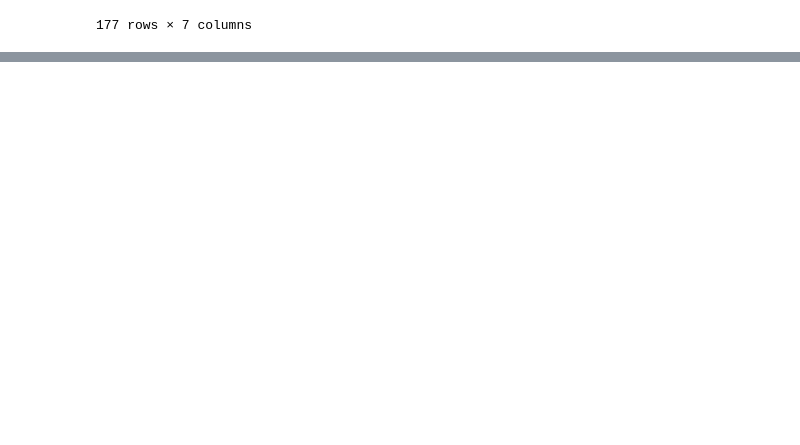
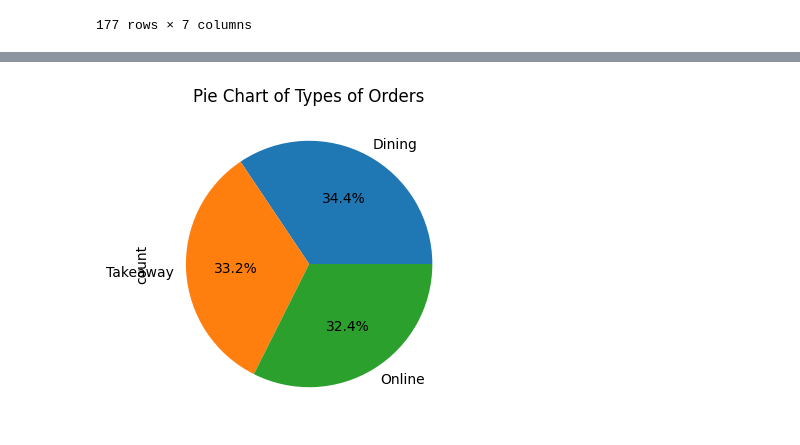
Before and after one commit to NishanLuhagun1/CafeDataAnalysis, a Jupyter notebook: Cafe_Analysis.ipynb, the cells around one changed output, grey strips where cells are left out. Saved outputs shown, nothing was run; the diff lists cells and outputs as text; code cells hidden in the pictures; blank space fills up the shorter version.

```diff
--- a/Cafe_Analysis.ipynb
+++ b/Cafe_Analysis.ipynb
@@ -126,0 +220,9 @@ Burger_buyers.sort_values(by="Orders", ascending=False).head(10)
+# %%
+#Creating Pie Chart
+plt.figure(figsize = (8,4))
+order_count = df['Type of Order'].value_counts()
+order_count.plot(kind="pie", autopct="%1.1f%%")
+plt.title("Pie Chart of Types of Orders")
+plt.show()
+# %% [output]
+[figure, added]
```
Also changed, not shown: parts of 9 cells of this notebook.
